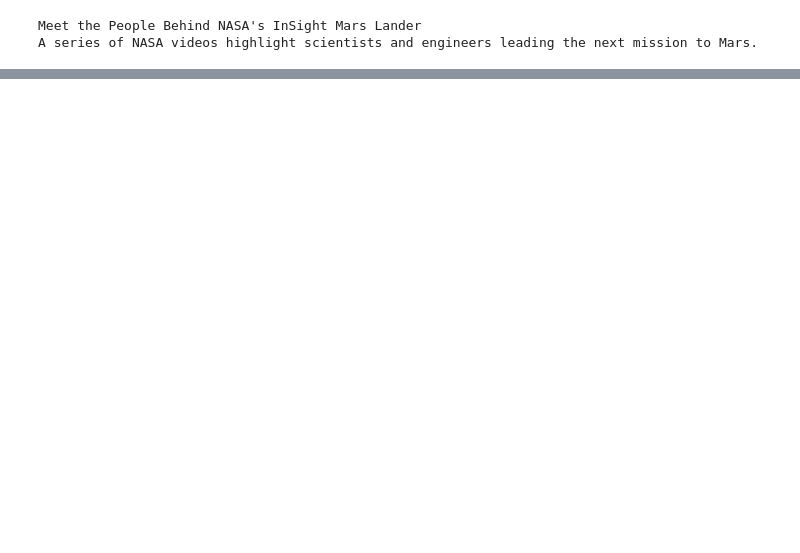
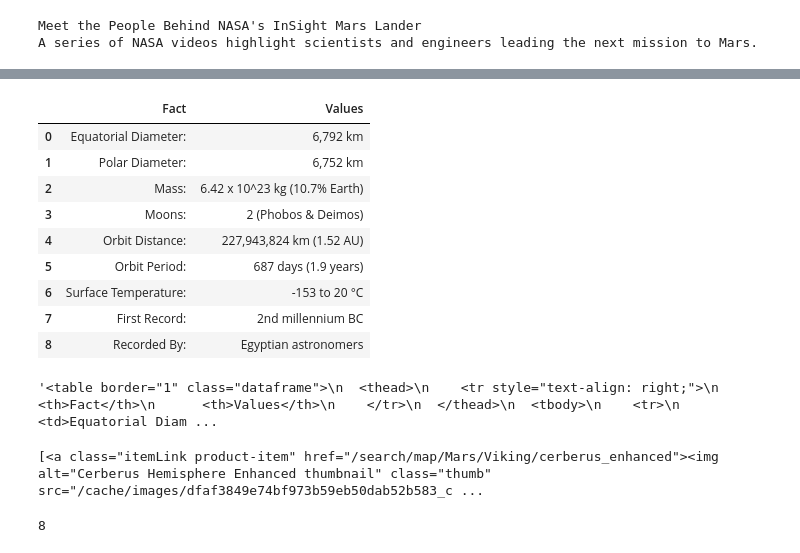
Before and after one commit to pdroscha/Mission-to-Mars, a Jupyter notebook: mission_to_mars.ipynb, the cells around one changed output, grey strips where cells are left out. Drawn from its saved outputs; the diff is of its cells as text; code cells hidden in the pictures; blank space fills up the shorter version.

```diff
--- a/mission_to_mars.ipynb
+++ b/mission_to_mars.ipynb
@@ -143,0 +98,6 @@ https://astropedia.astrogeology.usgs.gov/download/Mars/Viking/valles_marineris_e
+# %%
+# Mars Facts
+mars_facts_url = "https://space-facts.com/mars/"
+
+mars_table = pd.read_html(mars_facts_url)
+mars_table
@@ -143,0 +115,35 @@ https://astropedia.astrogeology.usgs.gov/download/Mars/Viking/valles_marineris_e
+# %%
+mars_table_df = mars_table[0]
+mars_table_df.columns =['Fact', 'Values']
+mars_table_df
+# %% [output]
+|  | Fact | Values |
+| 0 | Equatorial Diameter: | 6,792 km |
+| 1 | Polar Diameter: | 6,752 km |
+| 2 | Mass: | 6.42 x 10^23 kg (10.7% Earth) |
+| 3 | Moons: | 2 (Phobos & Deimos) |
+| 4 | Orbit Distance: | 227,943,824 km (1.52 AU) |
+| 5 | Orbit Period: | 687 days (1.9 years) |
+| 6 | Surface Temperature: | -153 to 20 °C |
+| 7 | First Record: | 2nd millennium BC |
+| 8 | Recorded By: | Egyptian astronomers |
+# %%
+html_table = mars_table_df.to_html(header=True, index=False)
+html_table
+# %% [output]
+'<table border="1" class="dataframe">\n  <thead>\n    <tr style="text-align: right;">\n      <th>Fact</th>\n      <th>Values</th>\n    </tr>\n  </thead>\n  <tbody>\n    <tr>\n      <td>Equatorial Diam ...
+# %%
+# Mars Hemispheres
+mars_hemispheres_url = 'https://astrogeology.usgs.gov/search/results?q=hemisphere+enhanced&k1=target&v1=Mars'
+browser.visit(mars_hemispheres_url)
+html = browser.html
+soup = BeautifulSoup(html,'html.parser')
+hemispheres = soup.find('div',class_='collapsible results')
+results = hemispheres.find_all('a')
+print(results)
+# %% [output]
+[<a class="itemLink product-item" href="/search/map/Mars/Viking/cerberus_enhanced"><img alt="Cerberus Hemisphere Enhanced thumbnail" class="thumb" src="/cache/images/dfaf3849e74bf973b59eb50dab52b583_c ...
+# %%
+len(results)
+# %% [output]
+8
```
Also changed, not shown: parts of 13 cells of this notebook, 3 other files.
